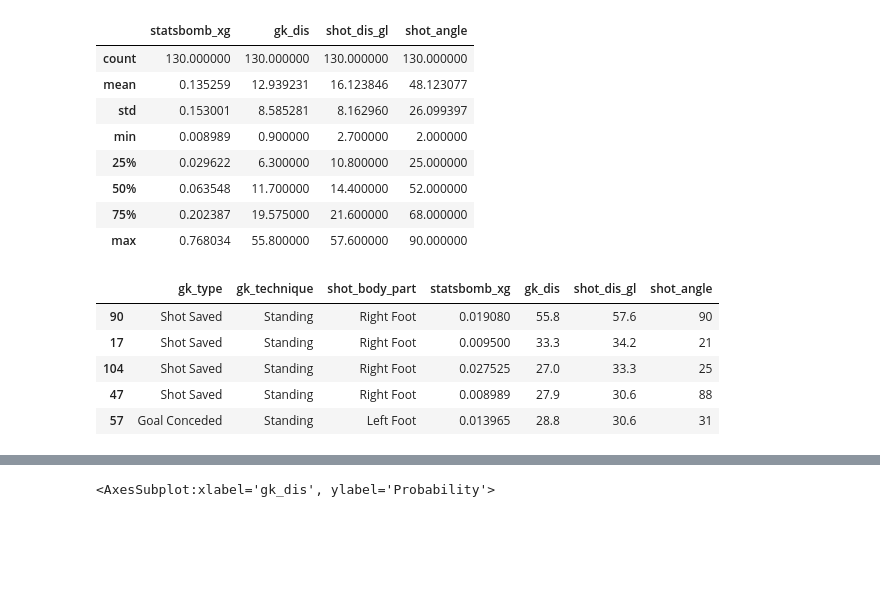
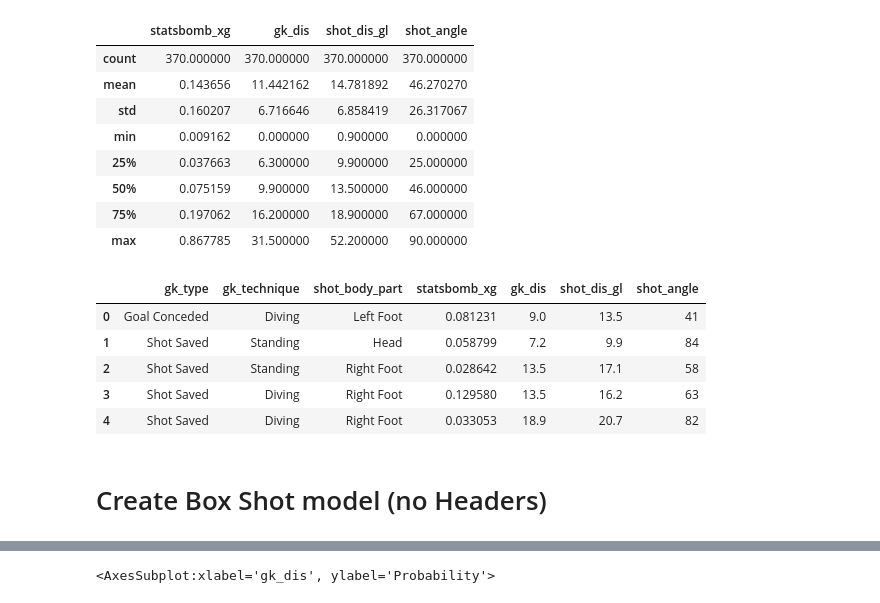
Before and after one commit to keepertrainer78698/youth-base, a Jupyter notebook: goalkeeping/int-goalkeeping/shot-distance-model.ipynb, the cells around one changed output, grey strips where cells are left out. Cells and saved outputs as stored; diff of their text form; code cells hidden in the pictures; blank space fills up the shorter version.

```diff
--- a/goalkeeping/int-goalkeeping/shot-distance-model.ipynb
+++ b/goalkeeping/int-goalkeeping/shot-distance-model.ipynb
@@ -4,4 +4,4 @@ import numpy as np
 import seaborn as sns
 import datatransformation as data
 # %%
-events = data.GetStatsbombData().get_event_files('Champions League')
+events = data.GetStatsbombData().get_event_files('UEFA Euro')
@@ -73,21 +8,25 @@ shot_model = ShotDistance.create_shot_model(gk_shots)
+# %%
+shot_model = data.ShotDistance().create_shot_model(events)
 # %%
 shot_model.describe()
 # %% [output]
 |  | statsbomb_xg | gk_dis | shot_dis_gl | shot_angle |
-| count | 130.000000 | 130.000000 | 130.000000 | 130.000000 |
-| mean | 0.135259 | 12.939231 | 16.123846 | 48.123077 |
-| std | 0.153001 | 8.585281 | 8.162960 | 26.099397 |
-| min | 0.008989 | 0.900000 | 2.700000 | 2.000000 |
-| 25% | 0.029622 | 6.300000 | 10.800000 | 25.000000 |
-| 50% | 0.063548 | 11.700000 | 14.400000 | 52.000000 |
-| 75% | 0.202387 | 19.575000 | 21.600000 | 68.000000 |
-| max | 0.768034 | 55.800000 | 57.600000 | 90.000000 |
+| count | 370.000000 | 370.000000 | 370.000000 | 370.000000 |
+| mean | 0.143656 | 11.442162 | 14.781892 | 46.270270 |
+| std | 0.160207 | 6.716646 | 6.858419 | 26.317067 |
+| min | 0.009162 | 0.000000 | 0.900000 | 0.000000 |
+| 25% | 0.037663 | 6.300000 | 9.900000 | 25.000000 |
+| 50% | 0.075159 | 9.900000 | 13.500000 | 46.000000 |
+| 75% | 0.197062 | 16.200000 | 18.900000 | 67.000000 |
+| max | 0.867785 | 31.500000 | 52.200000 | 90.000000 |
 # %%
-shot_model.sort_values('shot_dis_gl', ascending=False).head()
+shot_model.head()
 # %% [output]
 |  | gk_type | gk_technique | shot_body_part | statsbomb_xg | gk_dis | shot_dis_gl | shot_angle |
-| 90 | Shot Saved | Standing | Right Foot | 0.019080 | 55.8 | 57.6 | 90 |
-| 17 | Shot Saved | Standing | Right Foot | 0.009500 | 33.3 | 34.2 | 21 |
-| 104 | Shot Saved | Standing | Right Foot | 0.027525 | 27.0 | 33.3 | 25 |
-| 47 | Shot Saved | Standing | Right Foot | 0.008989 | 27.9 | 30.6 | 88 |
-| 57 | Goal Conceded | Standing | Left Foot | 0.013965 | 28.8 | 30.6 | 31 |
+| 0 | Goal Conceded | Diving | Left Foot | 0.081231 | 9.0 | 13.5 | 41 |
+| 1 | Shot Saved | Standing | Head | 0.058799 | 7.2 | 9.9 | 84 |
+| 2 | Shot Saved | Standing | Right Foot | 0.028642 | 13.5 | 17.1 | 58 |
+| 3 | Shot Saved | Diving | Right Foot | 0.129580 | 13.5 | 16.2 | 63 |
+| 4 | Shot Saved | Diving | Right Foot | 0.033053 | 18.9 | 20.7 | 82 |
+# %% [markdown]
+# Create Box Shot model (no Headers)
```
Also changed, not shown: parts of 8 cells of this notebook, 1 other file.
